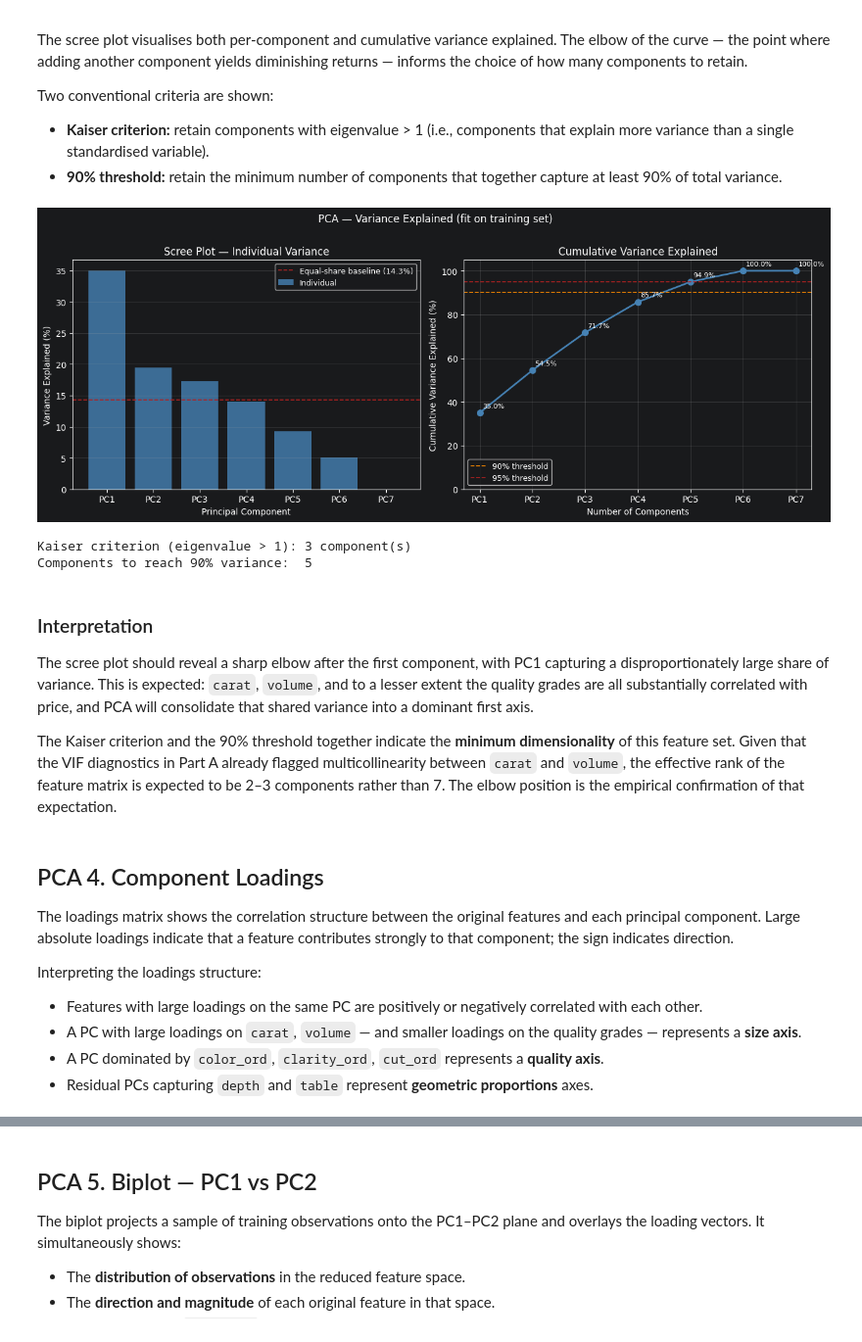
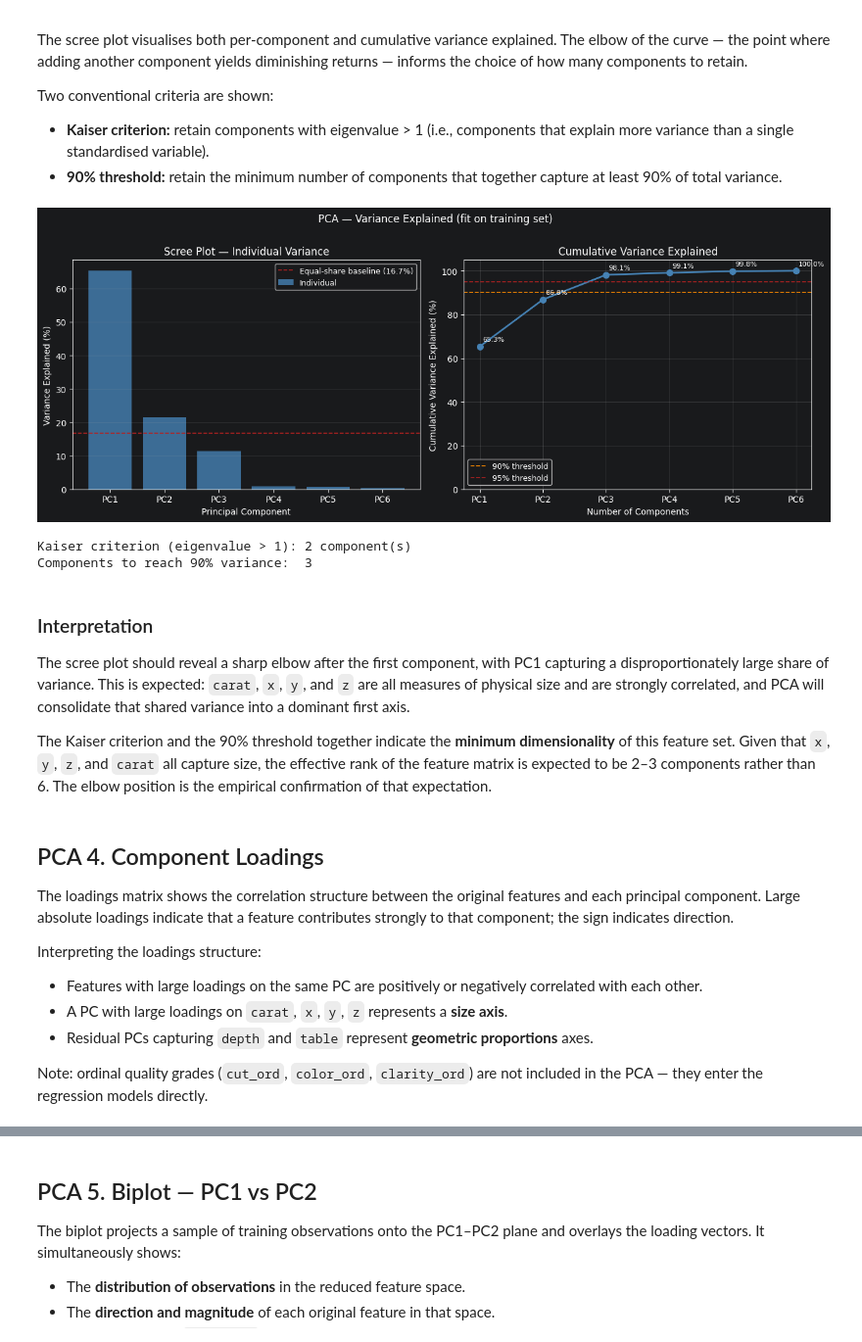
Before and after one commit to Uranarc/Diamond-Prices, a Jupyter notebook: notebooks/03_modeling.ipynb, the cells around one changed output, grey strips where cells are left out. Shown at 98% size. Drawn from its saved outputs; the diff is of its cells as text; code cells hidden in the pictures.

```diff
--- a/notebooks/03_modeling.ipynb
+++ b/notebooks/03_modeling.ipynb
@@ -172,6 +168,6 @@ Model 2 — RMSE (original scale): $303,355,175,837,201,152
 # %%
 # VIF — Model 2
-X_model2 = train_model[['carat', 'cut_ord', 'color_ord', 'clarity_ord', 'volume', 'depth', 'table']].dropna()
+X_model2 = train_model[['carat','depth','table']].dropna()
 X_model2_const = sm.add_constant(X_model2)
 
 vif_model2 = pd.DataFrame({
@@ -466,16 +410,17 @@ train_scaled = pd.read_csv('../data/processed/train_scaled.csv')
 val_scaled   = pd.read_csv('../data/processed/val_scaled.csv')
 test_scaled  = pd.read_csv('../data/processed/test_scaled.csv')
 
-pca_feature_cols = [
-    'carat',
-    'cut_ord', 'color_ord', 'clarity_ord',
-    'depth', 'table',
-    'volume',
-]
+continuous_cols = ['carat', 'depth', 'table','x','y','z']
+ordinal_cols    = ['cut_ord', 'color_ord', 'clarity_ord']
+pca_feature_cols = continuous_cols  # PCA só nas contínuas
 
-X_train_sc = train_scaled[pca_feature_cols].values
-X_val_sc   = val_scaled[pca_feature_cols].values
-X_test_sc  = test_scaled[pca_feature_cols].values
+X_train_sc = train_scaled[continuous_cols].values
+X_val_sc   = val_scaled[continuous_cols].values
+X_test_sc  = test_scaled[continuous_cols].values
+
+X_train_ord = train_scaled[ordinal_cols].values
+X_val_ord   = val_scaled[ordinal_cols].values
+X_test_ord  = test_scaled[ordinal_cols].values
 
 print(f'Train scaled: {X_train_sc.shape}')
 print(f'Val scaled:   {X_val_sc.shape}')
@@ -507,19 +451,16 @@ All 7 components are retained at this stage so that the variance explained curve
 # %%
-# random_state is only relevant for the randomised SVD solver (svd_solver="randomized").
-# With the default full SVD (svd_solver="full") it is silently ignored; omit it for clarity.
-pca_full = PCA(n_components=7)
+pca_full = PCA()   # sem n_components → devolve todos os componentes possíveis
 pca_full.fit(X_train_sc)
 
-explained_var   = pca_full.explained_variance_ratio_
-cumulative_var  = np.cumsum(explained_var)
+n_pcs          = len(pca_full.explained_variance_ratio_)   # pode ser 3 ou 4
+explained_var  = pca_full.explained_variance_ratio_
+cumulative_var = np.cumsum(explained_var)
 
 ev_df = pd.DataFrame({
-    'PC':               [f'PC{i+1}' for i in range(7)],
-    'Eigenvalue':       pca_full.explained_variance_,
+    'PC':                     [f'PC{i+1}' for i in range(n_pcs)],
+    'Eigenvalue':             pca_full.explained_variance_,
     'Variance Explained (%)': (explained_var * 100).round(2),
-    'Cumulative (%)':   (cumulative_var * 100).round(2),
+    'Cumulative (%)':         (cumulative_var * 100).round(2),
 })
-
-print('Variance explained per component:')
 display(ev_df)
 # %% [output]
@@ -543,13 +482,12 @@ Two conventional criteria are shown:
 # %%
 fig, axes = plt.subplots(1, 2, figsize=(13, 5))
 
-pcs = np.arange(1, 8)
-
+pcs = np.arange(1, n_pcs + 1)
 # ── Left: per-component variance ─────────────────────────────────────────────
 ax = axes[0]
 ax.bar(pcs, explained_var * 100, color='steelblue', alpha=0.8, label='Individual')
-ax.axhline(y=100/7, color='firebrick', linestyle='--', linewidth=1.2,
-           label=f'Equal-share baseline ({100/7:.1f}%)')
+ax.axhline(y=100/n_pcs, color='firebrick', linestyle='--', linewidth=1.2,
+           label=f'Equal-share baseline ({100/n_pcs:.1f}%)')
 ax.set_xlabel('Principal Component')
 ax.set_ylabel('Variance Explained (%)')
 ax.set_title('Scree Plot — Individual Variance')
@@ -562,42 +500,42 @@ ax.grid(axis='y', alpha=0.3)
 ax2 = axes[1]
 ax2.plot(pcs, cumulative_var * 100, 'o-', color='steelblue', linewidth=2, markersize=7)
 ax2.axhline(y=90, color='darkorange', linestyle='--', linewidth=1.2, label='90% threshold')
 ax2.axhline(y=95, color='firebrick',  linestyle='--', linewidth=1.2, label='95% threshold')
 
 # annotate each point with cumulative %
 for x, y in zip(pcs, cumulative_var * 100):
     ax2.annotate(f'{y:.1f}%', xy=(x, y), xytext=(3, 6),
                  textcoords='offset points', fontsize=8)
 
 ax2.set_xlabel('Number of Components')
 ax2.set_ylabel('Cumulative Variance Explained (%)')
 ax2.set_title('Cumulative Variance Explained')
 ax2.set_xticks(pcs)
 ax2.set_xticklabels([f'PC{i}' for i in pcs])
 ax2.set_ylim([0, 105])
 ax2.legend(fontsize=9)
 ax2.grid(alpha=0.3)
 
 plt.suptitle('PCA — Variance Explained (fit on training set)', fontsize=12, y=1.01)
 plt.tight_layout()
 plt.show()
 
 # Kaiser criterion
 n_kaiser = (pca_full.explained_variance_ > 1).sum()
 # 90% threshold
 n_90 = int(np.argmax(cumulative_var >= 0.90)) + 1
 print(f'Kaiser criterion (eigenvalue > 1): {n_kaiser} component(s)')
 print(f'Components to reach 90% variance:  {n_90}')
 # %% [output]
-[figure, old version]
+[figure, new version]
-Kaiser criterion (eigenvalue > 1): 3 component(s)
-Components to reach 90% variance:  5
+Kaiser criterion (eigenvalue > 1): 2 component(s)
+Components to reach 90% variance:  3
 # %% [markdown]
 ### Interpretation
 
-The scree plot should reveal a sharp elbow after the first component, with PC1 capturing a disproportionately large share of variance. This is expected: `carat`, `volume`, and to a lesser extent the quality grades are all substantially correlated with price, and PCA will consolidate that shared variance into a dominant first axis.
+The scree plot should reveal a sharp elbow after the first component, with PC1 capturing a disproportionately large share of variance. This is expected: `carat`, `x`, `y`, and `z` are all measures of physical size and are strongly correlated, and PCA will consolidate that shared variance into a dominant first axis.
 
-The Kaiser criterion and the 90% threshold together indicate the **minimum dimensionality** of this feature set. Given that the VIF diagnostics in Part A already flagged multicollinearity between `carat` and `volume`, the effective rank of the feature matrix is expected to be 2–3 components rather than 7. The elbow position is the empirical confirmation of that expectation.
+The Kaiser criterion and the 90% threshold together indicate the **minimum dimensionality** of this feature set. Given that `x`, `y`, `z`, and `carat` all capture size, the effective rank of the feature matrix is expected to be 2–3 components rather than 6. The elbow position is the empirical confirmation of that expectation.
 # %% [markdown]
 ## PCA 4. Component Loadings
 
@@ -605,9 +543,10 @@ The loadings matrix shows the correlation structure between the original feature
 
 Interpreting the loadings structure:
 - Features with large loadings on the same PC are positively or negatively correlated with each other.
-- A PC with large loadings on `carat`, `volume` — and smaller loadings on the quality grades — represents a **size axis**.
-- A PC dominated by `color_ord`, `clarity_ord`, `cut_ord` represents a **quality axis**.
+- A PC with large loadings on `carat`, `x`, `y`, `z` represents a **size axis**.
 - Residual PCs capturing `depth` and `table` represent **geometric proportions** axes.
+
+Note: ordinal quality grades (`cut_ord`, `color_ord`, `clarity_ord`) are not included in the PCA — they enter the regression models directly.
 # %%
 loadings = pd.DataFrame(
     pca_full.components_.T,
```
Also changed, not shown: parts of 50 cells of this notebook.
